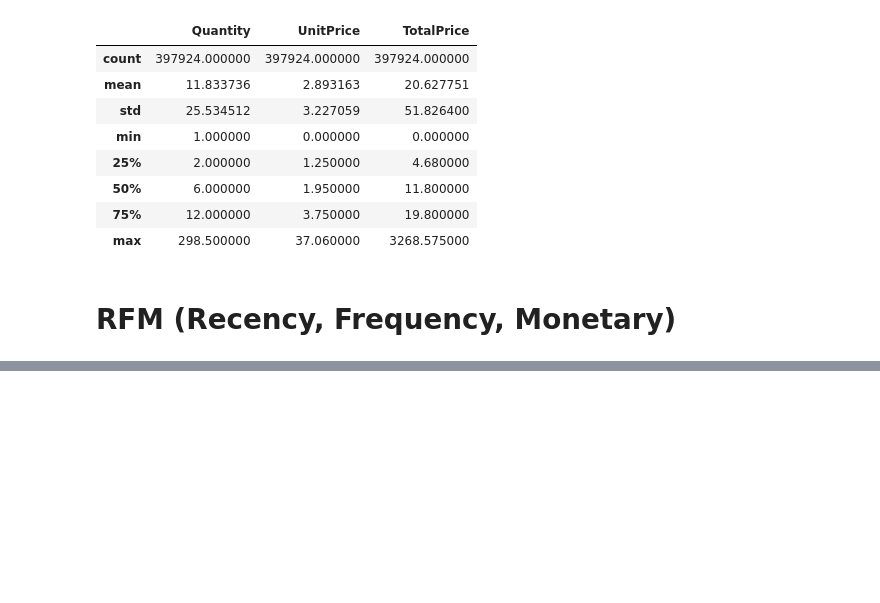
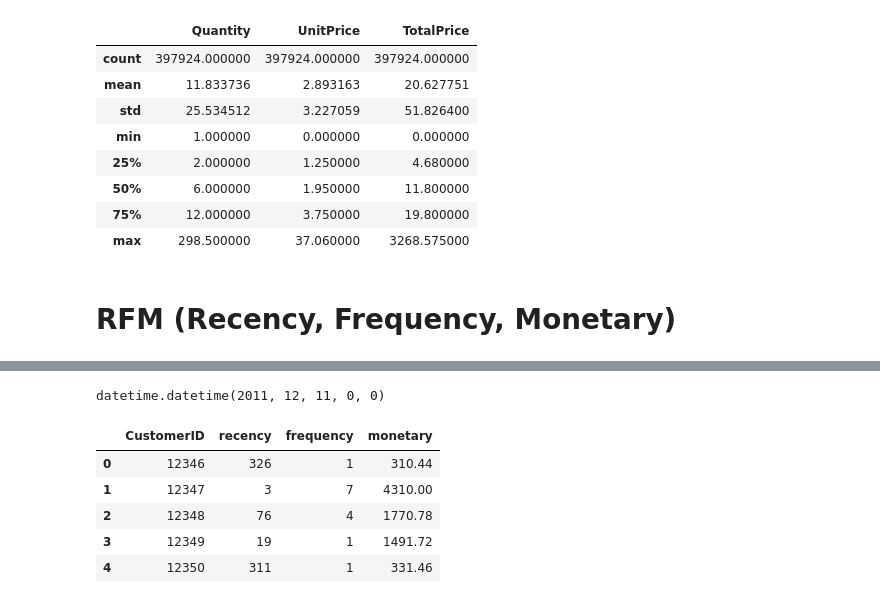
Before and after one commit to mindyng/2022-Business-Projects, a Jupyter notebook: customer-relationship-management.ipynb, the cells around one changed output, grey strips where cells are left out. Cells and saved outputs as stored; diff of their text form; code cells hidden in the pictures; blank space fills up the shorter version.

Commit message:
Kaggle Notebook | Customer Relationship Management | Version 5

```diff
--- a/customer-relationship-management.ipynb
+++ b/customer-relationship-management.ipynb
@@ -232,0 +240,24 @@ RFM is a good first pass to see what sort of breakdown is possible across whole
+# %%
+today_date = dt.datetime(2011,12,11)
+today_date
+# %% [output]
+datetime.datetime(2011, 12, 11, 0, 0)
+# %%
+#at customer level aggregates
+rfm = df.groupby('CustomerID').agg({'InvoiceDate': lambda x: (today_date - x.max()).days,
+                                    'InvoiceNo': lambda x: x.nunique(),
+                                    'TotalPrice': lambda x: x.sum()})
+
+rfm.columns = ['recency', 'frequency', 'monetary']
+
+rfm = rfm.loc[rfm['monetary'] > 0] #only want customers who spend more than $0
+rfm = rfm.reset_index()
+
+rfm.head()
+# %% [output]
+|  | CustomerID | recency | frequency | monetary |
+| 0 | 12346 | 326 | 1 | 310.44 |
+| 1 | 12347 | 3 | 7 | 4310.00 |
+| 2 | 12348 | 76 | 4 | 1770.78 |
+| 3 | 12349 | 19 | 1 | 1491.72 |
+| 4 | 12350 | 311 | 1 | 331.46 |
```
Also changed, not shown: parts of 3 cells of this notebook.
